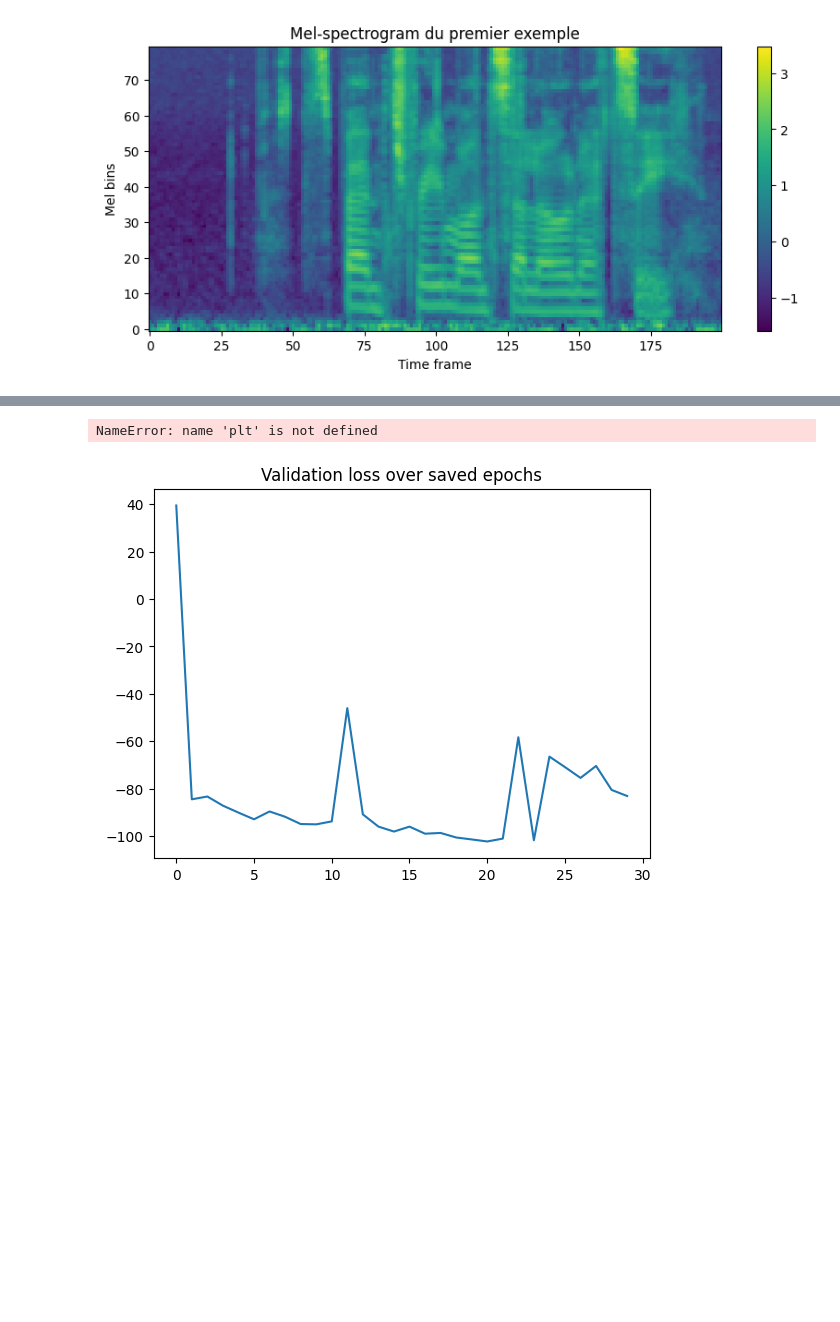
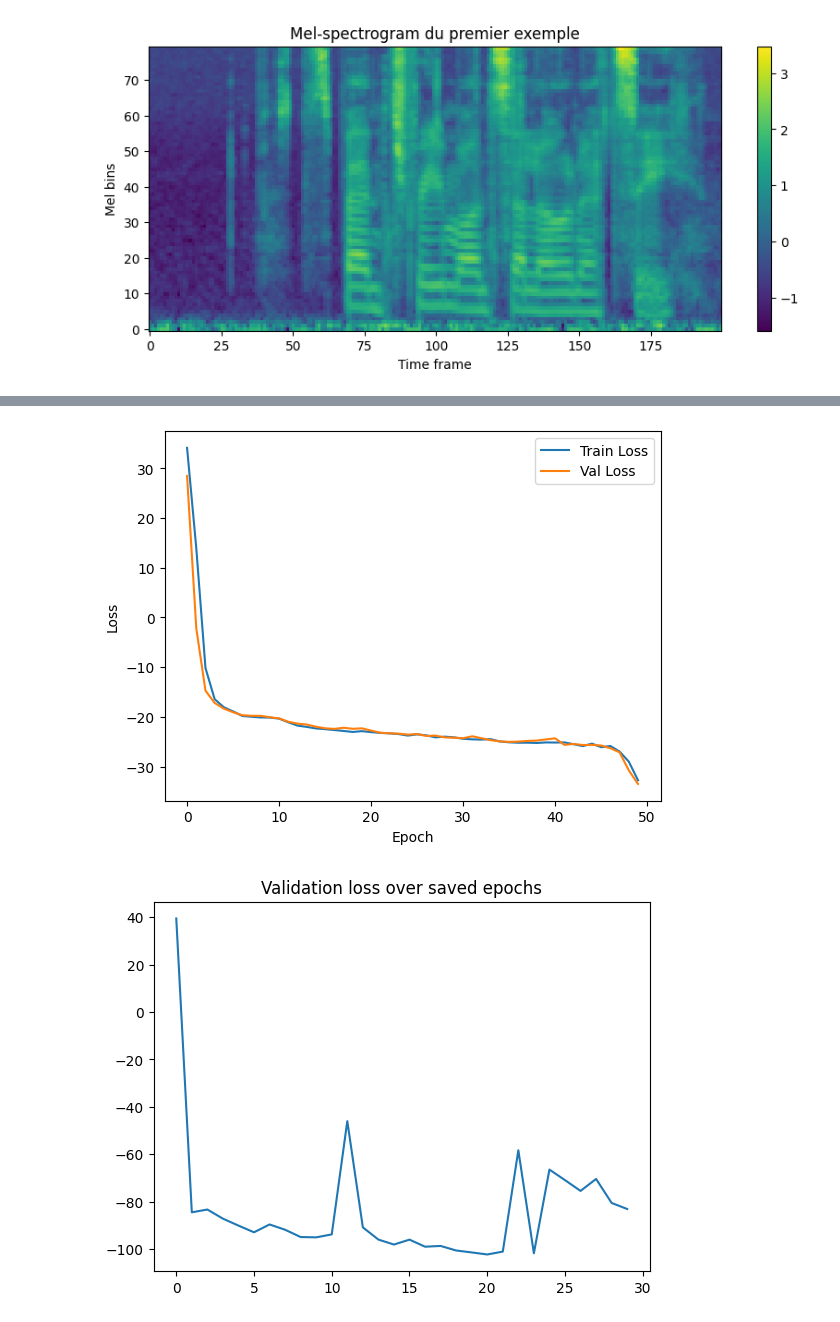
Before and after one commit to VSmague/Dynamical-Variational-Autoencoders, a Jupyter notebook: experiments/notebook.ipynb, the cells around one changed output, grey strips where cells are left out. Saved outputs shown, nothing was run; the diff lists cells and outputs as text; code cells hidden in the pictures; blank space fills up the shorter version.

Commit message:
first training completed

```diff
--- a/experiments/notebook.ipynb
+++ b/experiments/notebook.ipynb
@@ -81,12 +90,12 @@ history = train(model=model, train_loader=train_loader, val_loader=val_loader, b
 # %%
-plt.plot(train_losses, label="Train Loss")
-plt.plot(val_losses, label="Val Loss")
+plt.plot(history['train'], label="Train Loss")
+plt.plot(history['val'], label="Val Loss")
 plt.xlabel("Epoch")
 plt.ylabel("Loss")
 plt.legend()
 plt.show()
 # %% [output]
-NameError: name 'plt' is not defined
+[figure, added]
 # %%
 # ckpts = sorted(glob.glob("vrnn_epoch*.pt"))
 
```
Also changed, not shown: parts of 1 cell of this notebook, 3 other files.
